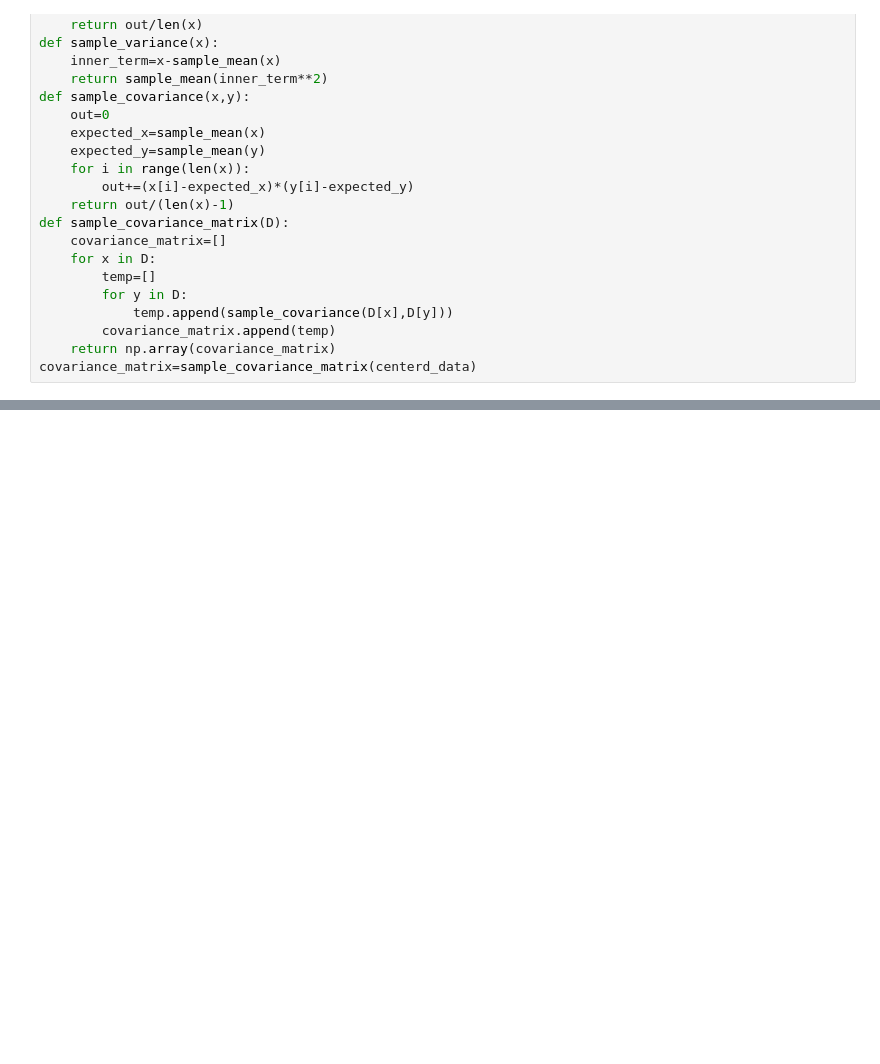
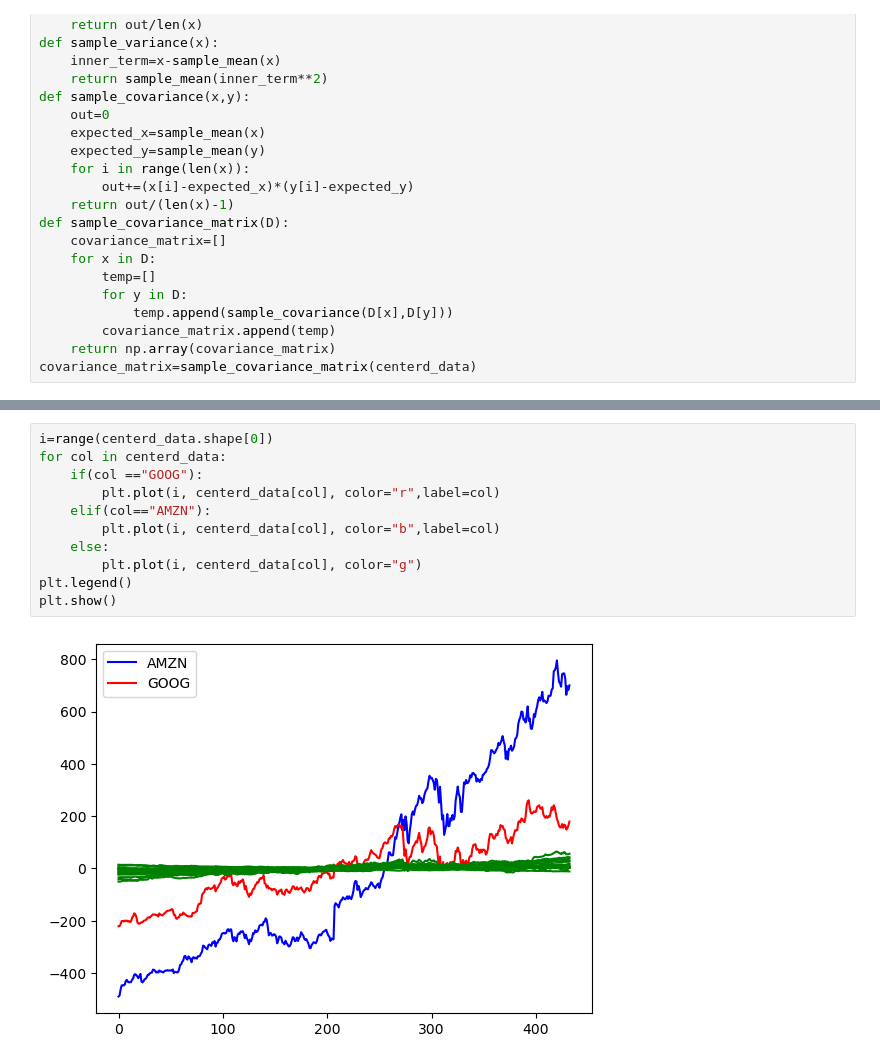
Before and after one commit to buzgalbraith/probaility-theroy-2, a Jupyter notebook: homework_code/homework_8/h8.ipynb, the cells around one changed output, grey strips where cells are left out. Cells and saved outputs as stored; diff of their text form; blank space fills up the shorter version.

```diff
--- a/homework_code/homework_8/h8.ipynb
+++ b/homework_code/homework_8/h8.ipynb
@@ -229,0 +227,13 @@ top_2_eigenvalues=eigen_vectors[:,top_2]
+# %%
+i=range(centerd_data.shape[0])
+for col in centerd_data:
+    if(col =="GOOG"):
+        plt.plot(i, centerd_data[col], color="r",label=col)
+    elif(col=="AMZN"):
+        plt.plot(i, centerd_data[col], color="b",label=col)
+    else:
+        plt.plot(i, centerd_data[col], color="g")
+plt.legend()
+plt.show()
+# %% [output]
+[figure, added]
```
Also changed, not shown: parts of 25 cells of this notebook, 6 other files.
